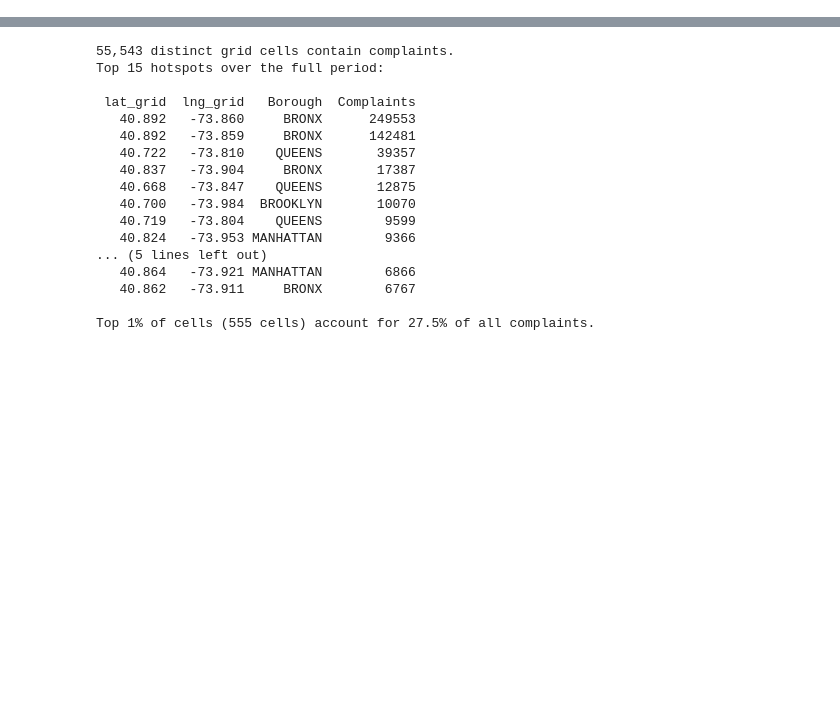
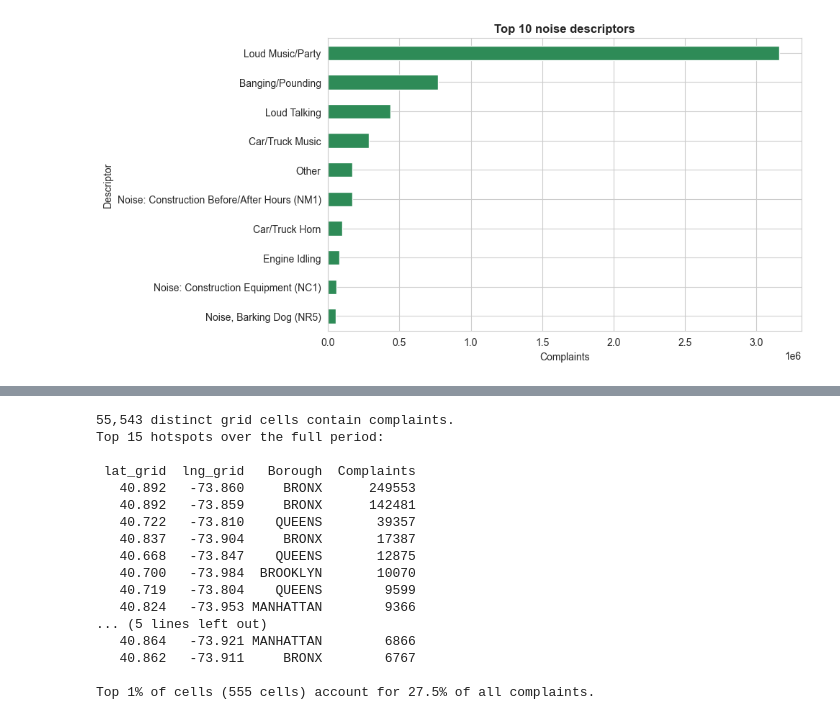
Before and after one commit to thorrila/sda_final_project, a Jupyter notebook: notebook/notebook.ipynb, the cells around one changed output, grey strips where cells are left out. Saved outputs shown, nothing was run; the diff lists cells and outputs as text; code cells hidden in the pictures; blank space fills up the shorter version.

```diff
--- a/notebook/notebook.ipynb
+++ b/notebook/notebook.ipynb
@@ -508,0 +238,12 @@ a 100-meter cell) and identify the top hotspots.
+# %%
+top_desc = df['Complaint description'].value_counts().head(10).sort_values()
+
+fig, ax = plt.subplots(figsize=(10, 5))
+top_desc.plot(kind='barh', ax=ax, color='seagreen')
+ax.set_title('Top 10 noise descriptors', fontweight='bold')
+ax.set_xlabel('Complaints')
+ax.set_ylabel('Descriptor')
+plt.tight_layout()
+plt.show()
+# %% [output]
+[figure, added]
```
Also changed, not shown: parts of 75 cells of this notebook, 1 other file.
